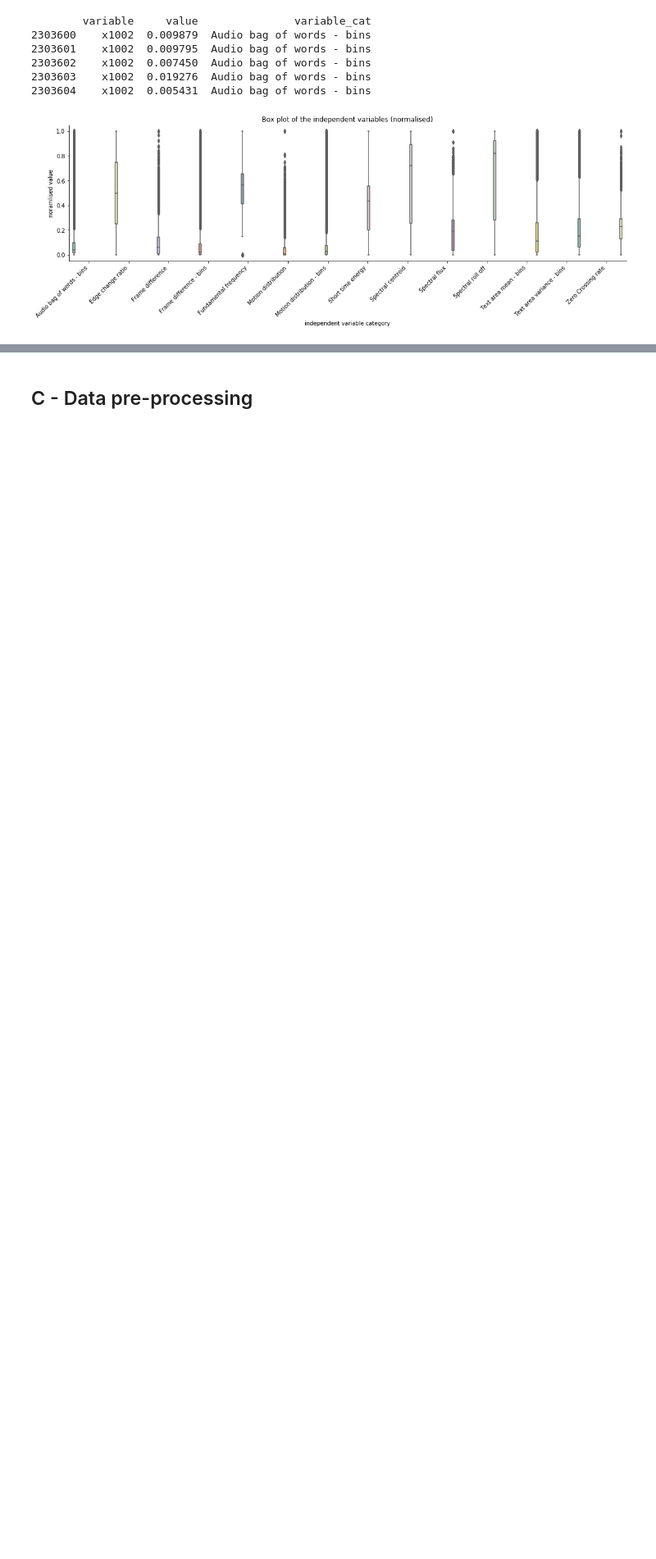
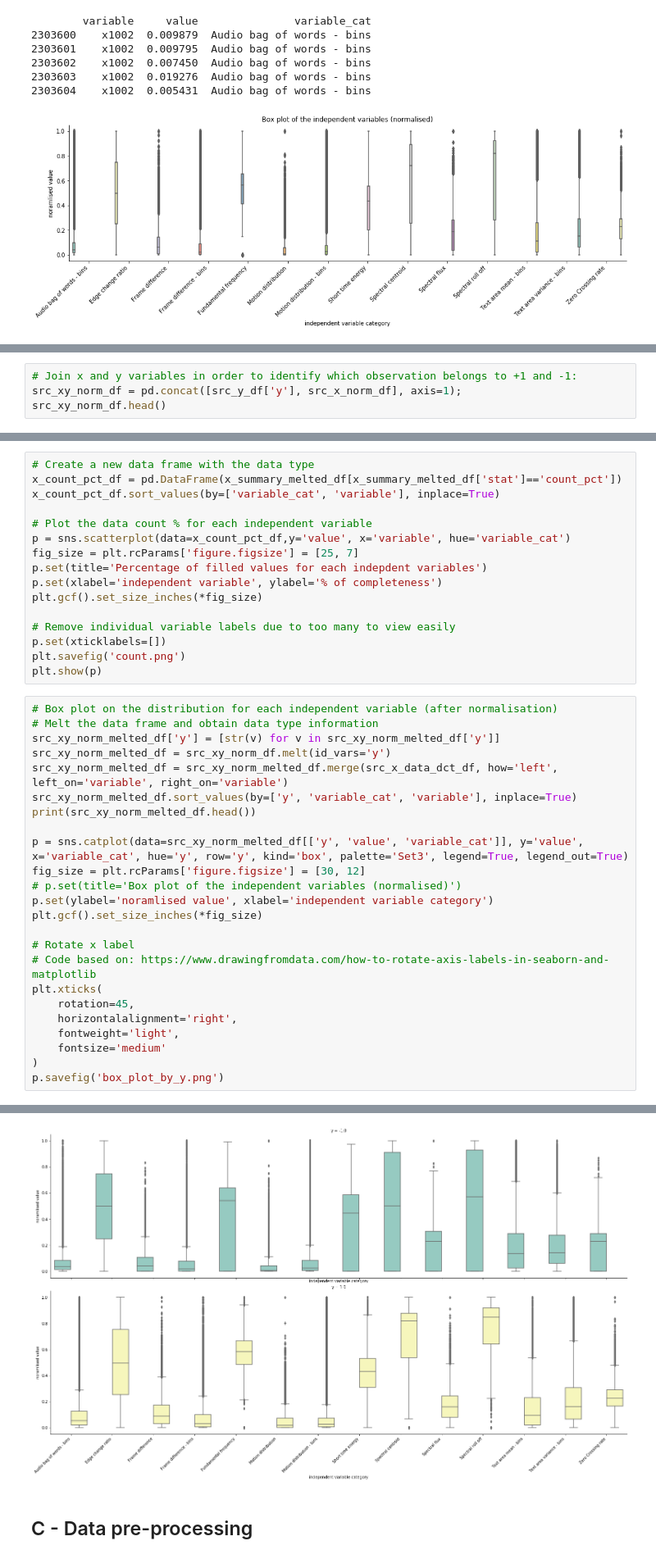
Before and after one commit to aaltrock/EDA, a Jupyter notebook: Coursework - Commercial/commericial_src_data_prep.ipynb, the cells around one changed output, grey strips where cells are left out. Shown at 82% size. Drawn from its saved outputs; the diff is of its cells as text; blank space fills up the shorter version.

Commit message:
Updated data analysis, ROC re-coded, Experiment hidden layers

```diff
--- a/Coursework - Commercial/commericial_src_data_prep.ipynb
+++ b/Coursework - Commercial/commericial_src_data_prep.ipynb
@@ -314,0 +317,4 @@ p.savefig('box_plot.png')
+# %%
+# Join x and y variables in order to identify which observation belongs to +1 and -1:
+src_xy_norm_df = pd.concat([src_y_df['y'], src_x_norm_df], axis=1);
+src_xy_norm_df.head()
@@ -314,0 +340,41 @@ p.savefig('box_plot.png')
+# %%
+# Create a new data frame with the data type
+x_count_pct_df = pd.DataFrame(x_summary_melted_df[x_summary_melted_df['stat']=='count_pct'])
+x_count_pct_df.sort_values(by=['variable_cat', 'variable'], inplace=True)
+
+# Plot the data count % for each independent variable
+p = sns.scatterplot(data=x_count_pct_df,y='value', x='variable', hue='variable_cat')
+fig_size = plt.rcParams['figure.figsize'] = [25, 7]
+p.set(title='Percentage of filled values for each indepdent variables')
+p.set(xlabel='independent variable', ylabel='% of completeness')
+plt.gcf().set_size_inches(*fig_size)
+
+# Remove individual variable labels due to too many to view easily
+p.set(xticklabels=[])
+plt.savefig('count.png')
+plt.show(p)
+# %%
+# Box plot on the distribution for each independent variable (after normalisation)
+# Melt the data frame and obtain data type information
+src_xy_norm_melted_df['y'] = [str(v) for v in src_xy_norm_melted_df['y']]
+src_xy_norm_melted_df = src_xy_norm_df.melt(id_vars='y')
+src_xy_norm_melted_df = src_xy_norm_melted_df.merge(src_x_data_dct_df, how='left', left_on='variable', right_on='variable')
+src_xy_norm_melted_df.sort_values(by=['y', 'variable_cat', 'variable'], inplace=True)
+print(src_xy_norm_melted_df.head())
+
+p = sns.catplot(data=src_xy_norm_melted_df[['y', 'value', 'variable_cat']], y='value', x='variable_cat', hue='y', row='y', kind='box', palette='Set3', legend=True, legend_out=True)
+fig_size = plt.rcParams['figure.figsize'] = [30, 12]
+# p.set(title='Box plot of the independent variables (normalised)')
+p.set(ylabel='noramlised value', xlabel='independent variable category')
+plt.gcf().set_size_inches(*fig_size)
+
+# Rotate x label
+# Code based on: https://www.drawingfromdata.com/how-to-rotate-axis-labels-in-seaborn-and-matplotlib
+plt.xticks(
+    rotation=45,
+    horizontalalignment='right',
+    fontweight='light',
+    fontsize='medium'
+)
+p.savefig('box_plot_by_y.png')
+# %% [output]
@@ -315,3 +387,4 @@ p.savefig('box_plot.png')
+[figure, added]
 # %% [markdown]
 ## C - Data pre-processing
 # %% [markdown]
```
Also changed, not shown: parts of 4 cells of this notebook, 17 other files.
